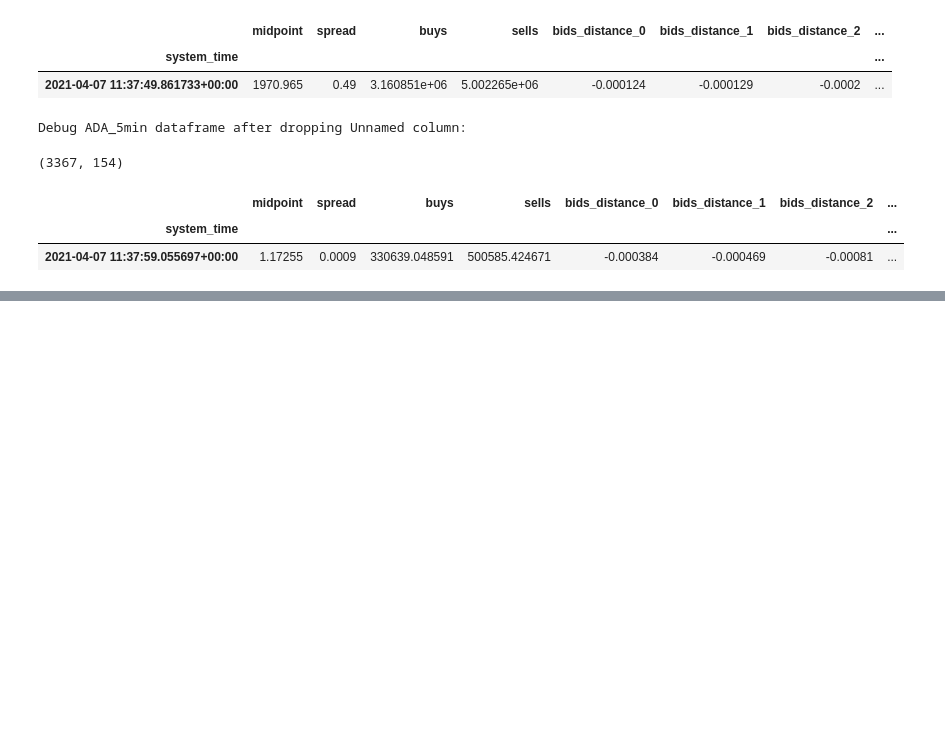
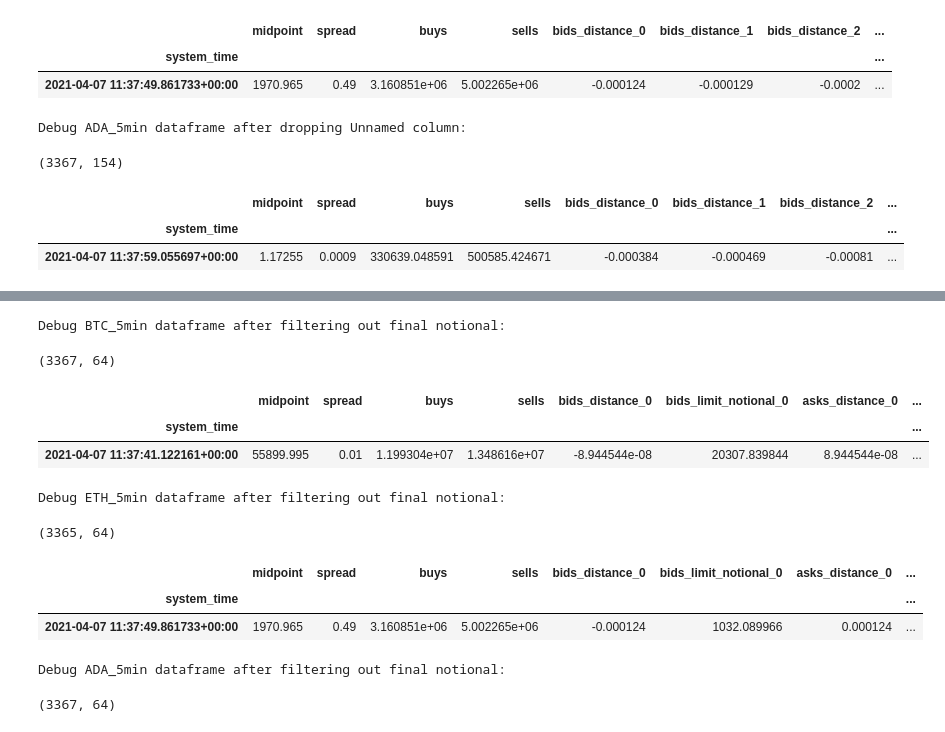
Before and after one commit to lisetlopez/OB_Oracle, a Jupyter notebook: crypto_orderbook_process.ipynb, the cells around one changed output, grey strips where cells are left out. Drawn from its saved outputs; the diff is of its cells as text; code cells hidden in the pictures; blank space fills up the shorter version.

```diff
--- a/crypto_orderbook_process.ipynb
+++ b/crypto_orderbook_process.ipynb
@@ -261,0 +335,28 @@ if (REMOVE_MARKET_FEATURES):
+# %%
+# Optionally filter out final "notional" features/columns from dataframe
+
+if (REMOVE_MARKET_FEATURES):
+    for crypto_ob_key in crypto_ob_df_dict:
+        for bid_ask_str in bid_ask_str_lst:
+            final_notional_level_str = bid_ask_str + "_notional_"
+            # Uses regular expressions to search for any string in the column name with "bids_notional*" and "asks_notional*"
+            crypto_ob_df_dict[crypto_ob_key] = crypto_ob_df_dict[crypto_ob_key][crypto_ob_df_dict[crypto_ob_key].columns.drop(list(crypto_ob_df_dict[crypto_ob_key].filter(regex=final_notional_level_str)))]
+            #print (f"{final_notional_level_str}")
+
+        if (TURN_ON_PRINT_DEBUG):
+            print(f"\nDebug {crypto_ob_key} dataframe after filtering out final notional:")
+            display(crypto_ob_df_dict[crypto_ob_key].shape)
+            display(crypto_ob_df_dict[crypto_ob_key].head(n=1))
+# %% [output]
+Debug BTC_5min dataframe after filtering out final notional:
+(3367, 64)
+|  | midpoint | spread | buys | sells | bids_distance_0 | bids_limit_notional_0 | asks_distance_0 | ... |
+| system_time |  |  |  |  |  |  |  | ... |
+| 2021-04-07 11:37:41.122161+00:00 | 55899.995 | 0.01 | 1.199304e+07 | 1.348616e+07 | -8.944544e-08 | 20307.839844 | 8.944544e-08 | ... |
+Debug ETH_5min dataframe after filtering out final notional:
+(3365, 64)
+|  | midpoint | spread | buys | sells | bids_distance_0 | bids_limit_notional_0 | asks_distance_0 | ... |
+| system_time |  |  |  |  |  |  |  | ... |
+| 2021-04-07 11:37:49.861733+00:00 | 1970.965 | 0.49 | 3.160851e+06 | 5.002265e+06 | -0.000124 | 1032.089966 | 0.000124 | ... |
+Debug ADA_5min dataframe after filtering out final notional:
+(3367, 64)
```
Also changed, not shown: parts of 14 cells of this notebook, 3 other files.
